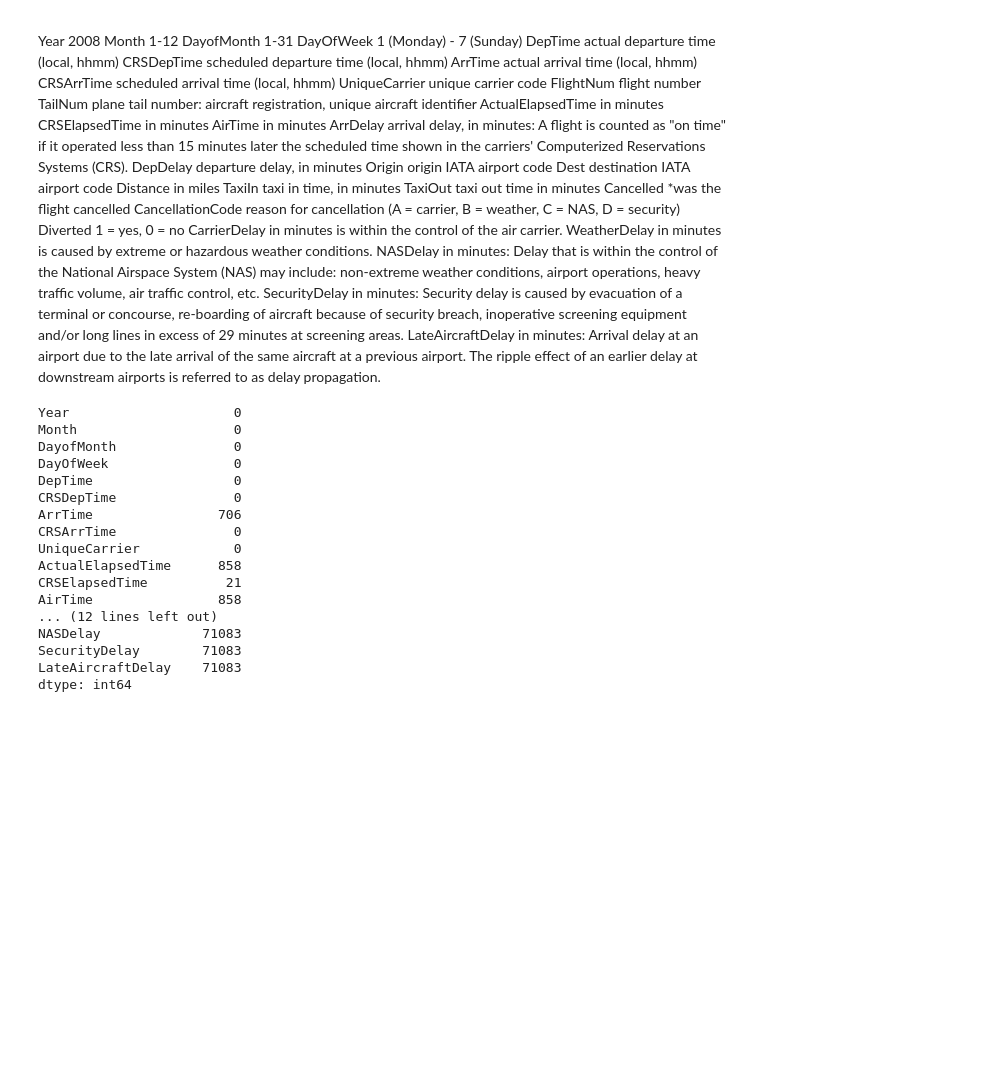
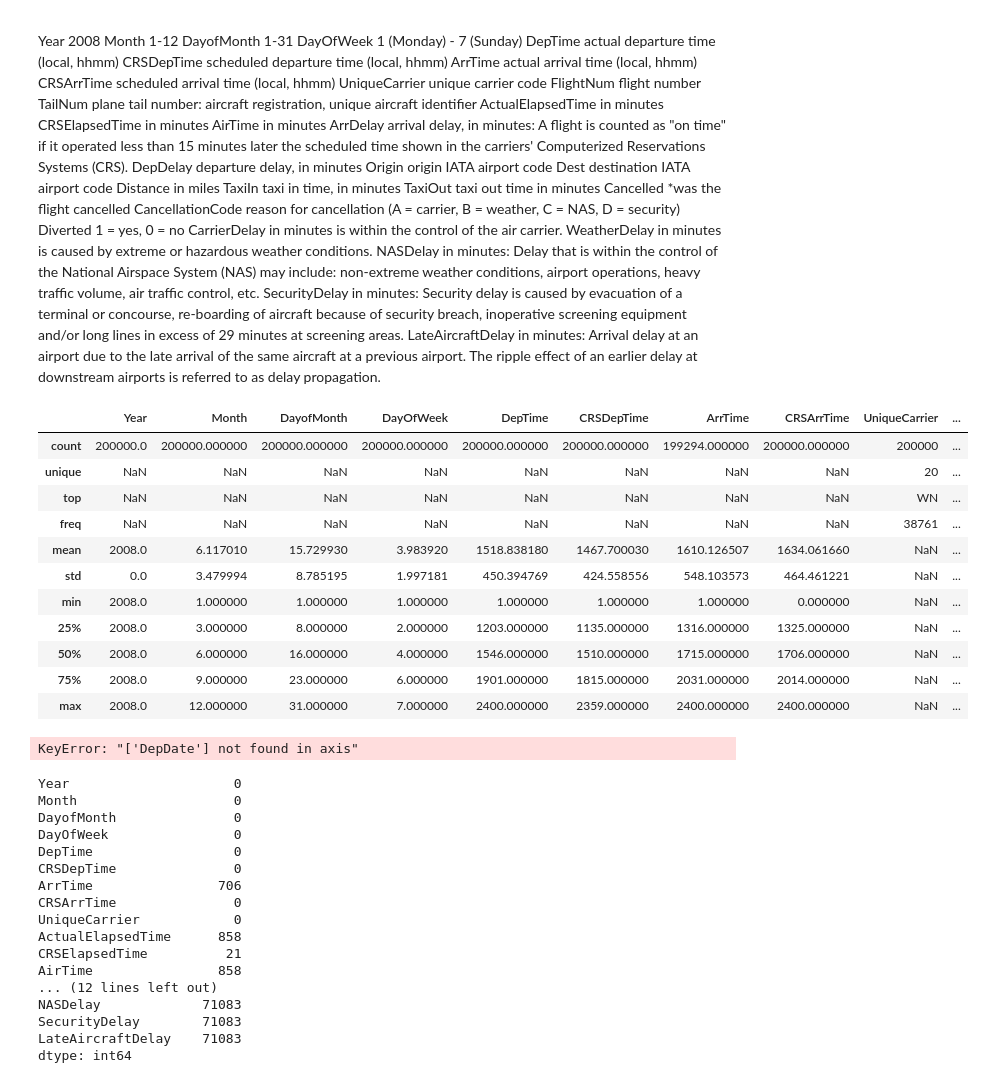
Before and after one commit to dfneto/itacademy, a Jupyter notebook: sprint3_numpy_and_pandas/task2.ipynb, the cells around one changed output. Drawn from its saved outputs; the diff is of its cells as text; code cells hidden in the pictures; blank space fills up the shorter version.

```diff
--- a/sprint3_numpy_and_pandas/task2.ipynb
+++ b/sprint3_numpy_and_pandas/task2.ipynb
@@ -79,7 +78,33 @@ df = df.drop("Unnamed: 0", axis=1) #Empty
 df = df.drop("FlightNum", axis=1) #There is no direction with the delay
 df = df.drop("TailNum", axis=1) #There is no direction with the delay
 # %%
-# Statiscally summarize the dataset and columns of interest. Do a statistical analysis of what you consider relevant
+# Statiscally summarize the dataset and columns of interest.
+df.describe(include="all")
+# %% [output]
+|  | Year | Month | DayofMonth | DayOfWeek | DepTime | CRSDepTime | ArrTime | CRSArrTime | UniqueCarrier | ... |
+| count | 200000.0 | 200000.000000 | 200000.000000 | 200000.000000 | 200000.000000 | 200000.000000 | 199294.000000 | 200000.000000 | 200000 | ... |
+| unique | NaN | NaN | NaN | NaN | NaN | NaN | NaN | NaN | 20 | ... |
+| top | NaN | NaN | NaN | NaN | NaN | NaN | NaN | NaN | WN | ... |
+| freq | NaN | NaN | NaN | NaN | NaN | NaN | NaN | NaN | 38761 | ... |
+| mean | 2008.0 | 6.117010 | 15.729930 | 3.983920 | 1518.838180 | 1467.700030 | 1610.126507 | 1634.061660 | NaN | ... |
+| std | 0.0 | 3.479994 | 8.785195 | 1.997181 | 450.394769 | 424.558556 | 548.103573 | 464.461221 | NaN | ... |
+| min | 2008.0 | 1.000000 | 1.000000 | 1.000000 | 1.000000 | 1.000000 | 1.000000 | 0.000000 | NaN | ... |
+| 25% | 2008.0 | 3.000000 | 8.000000 | 2.000000 | 1203.000000 | 1135.000000 | 1316.000000 | 1325.000000 | NaN | ... |
+| 50% | 2008.0 | 6.000000 | 16.000000 | 4.000000 | 1546.000000 | 1510.000000 | 1715.000000 | 1706.000000 | NaN | ... |
+| 75% | 2008.0 | 9.000000 | 23.000000 | 6.000000 | 1901.000000 | 1815.000000 | 2031.000000 | 2014.000000 | NaN | ... |
+| max | 2008.0 | 12.000000 | 31.000000 | 7.000000 | 2400.000000 | 2359.000000 | 2400.000000 | 2400.000000 | NaN | ... |
+# %%
+# Do a statistical analysis of what you consider relevant
+# Let's look for some correlation just between the columns that have numbers
+df_numbers = df.drop(['UniqueCarrier', 'DepDate', 'Origin', 'Dest', 'CancellationCode'], axis='columns')
+pd.set_option('display.max_columns', None)  # This will ensure all columns are displayed
+df_numbers.head()
+df_numbers.corr()
+# It can be observed by the correlation that the factor that most impact in arrive delay is the departure delay, what makes sense.
+# And after that it is the LateAircraftDelay what can be seen by analizing the correlation
+# between the ArrDelay, Status and LateAircraftDelay.
+# %% [output]
+KeyError: "['DepDate'] not found in axis"
 # %%
 # How much missing data there is per column
 df.isnull().sum()
```
Also changed, not shown: parts of 6 cells of this notebook, 1 other file.
